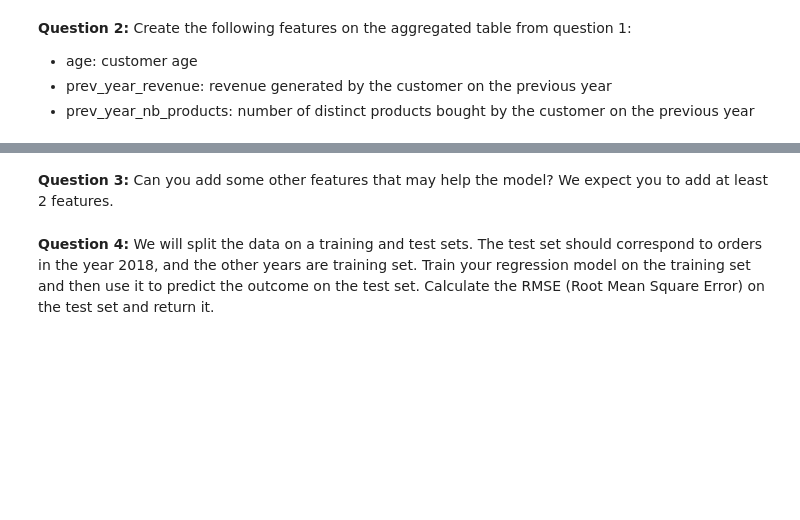
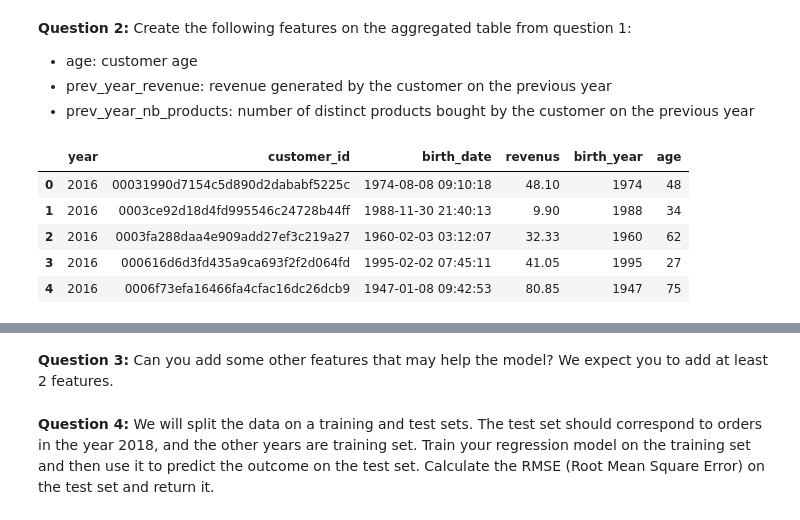
Before and after one commit to FrankFacundo/ComputerScience-Data, a Jupyter notebook: Data/DataScience/StudyCases-Challenge/Business/test.ipynb, the cells around one changed output, grey strips where cells are left out. Saved outputs shown, nothing was run; the diff lists cells and outputs as text; code cells hidden in the pictures; blank space fills up the shorter version.

```diff
--- a/Data/DataScience/StudyCases-Challenge/Business/test.ipynb
+++ b/Data/DataScience/StudyCases-Challenge/Business/test.ipynb
@@ -278,0 +304,15 @@ Create the following features on the aggregated table from question 1:
+# %%
+# Age
+CURRENT_YEAR = 2022
+agg_revenues['birth_date'] = pd.to_datetime(agg_revenues['birth_date'], format='%Y/%m/%d-%H:%M:%S', errors='coerce')
+agg_revenues.dropna(inplace=True)
+agg_revenues['birth_year'] = agg_revenues['birth_date'].dt.year
+agg_revenues['age'] = CURRENT_YEAR - agg_revenues["birth_year"]
+agg_revenues.head()
+# %% [output]
+|  | year | customer_id | birth_date | revenus | birth_year | age |
+| 0 | 2016 | 00031990d7154c5d890d2dababf5225c | 1974-08-08 09:10:18 | 48.10 | 1974 | 48 |
+| 1 | 2016 | 0003ce92d18d4fd995546c24728b44ff | 1988-11-30 21:40:13 | 9.90 | 1988 | 34 |
+| 2 | 2016 | 0003fa288daa4e909add27ef3c219a27 | 1960-02-03 03:12:07 | 32.33 | 1960 | 62 |
+| 3 | 2016 | 000616d6d3fd435a9ca693f2f2d064fd | 1995-02-02 07:45:11 | 41.05 | 1995 | 27 |
+| 4 | 2016 | 0006f73efa16466fa4cfac16dc26dcb9 | 1947-01-08 09:42:53 | 80.85 | 1947 | 75 |
```
Also changed, not shown: parts of 20 cells of this notebook, 3 other files.
